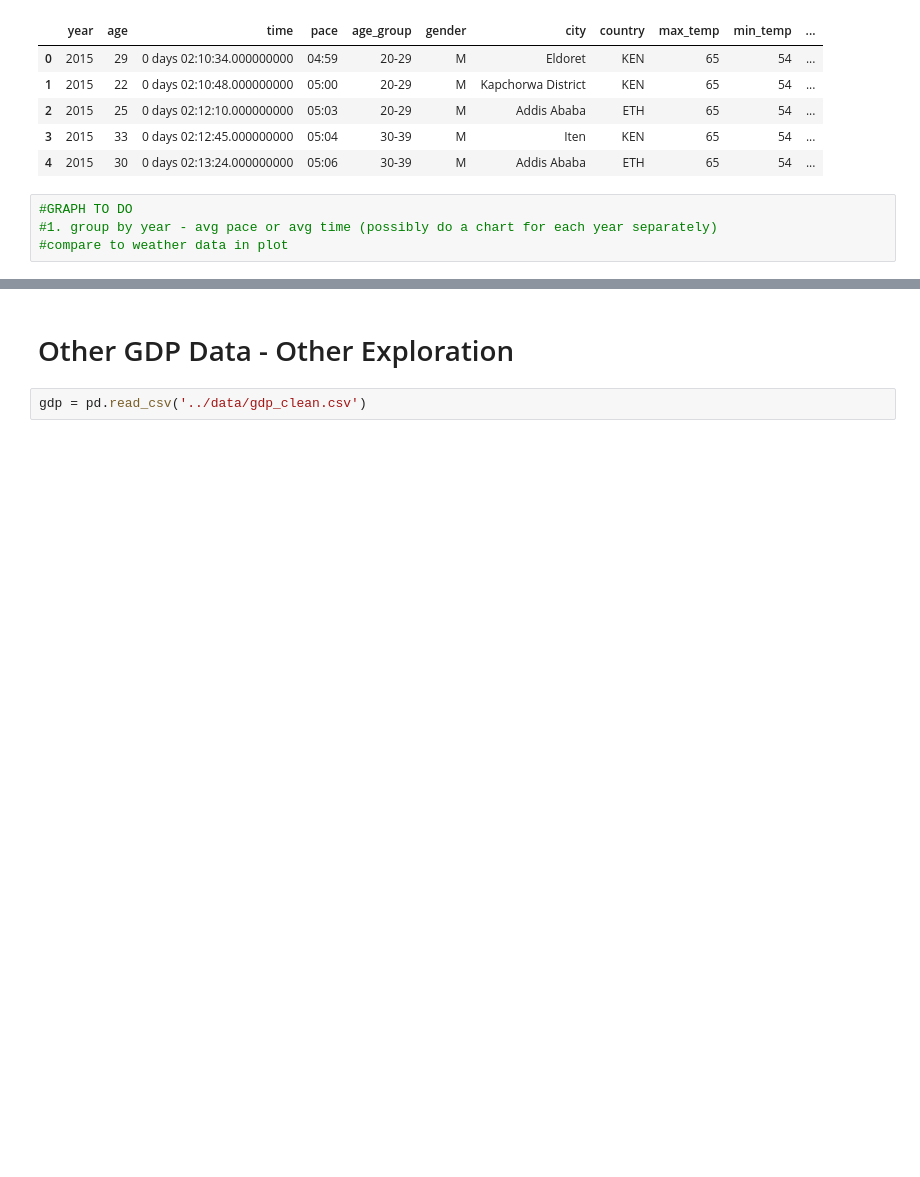
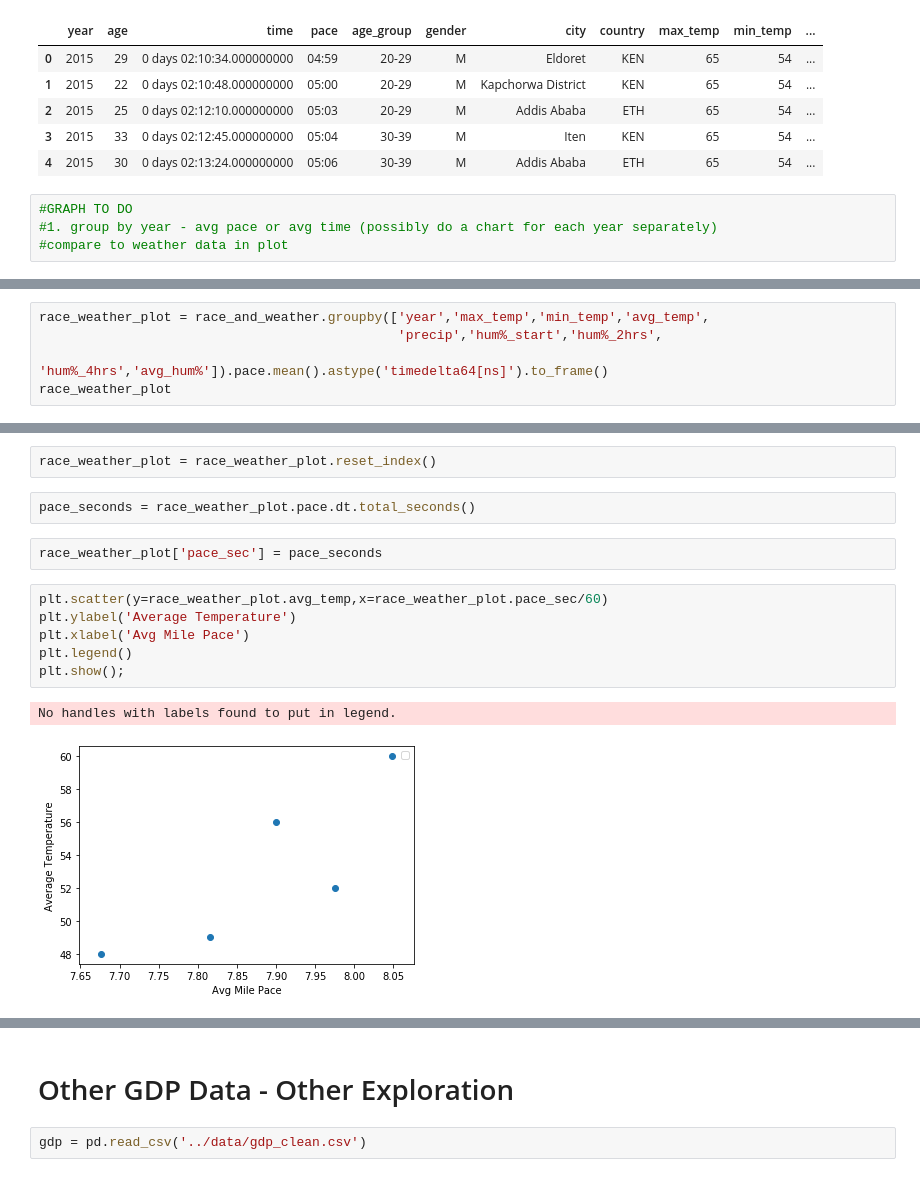
Before and after one commit to nmuldowney/nyc-marathon-capstone, a Jupyter notebook: notebooks/nyc_weather_and_gdp_eda.ipynb, the cells around one changed output, grey strips where cells are left out. Saved outputs shown, nothing was run; the diff lists cells and outputs as text; blank space fills up the shorter version.

Commit message:
avg temp and avg humidity scatter plots

```diff
--- a/notebooks/nyc_weather_and_gdp_eda.ipynb
+++ b/notebooks/nyc_weather_and_gdp_eda.ipynb
@@ -389,0 +406,5 @@ race_and_weather.head()
+# %%
+race_weather_plot = race_and_weather.groupby(['year','max_temp','min_temp','avg_temp',
+                                              'precip','hum%_start','hum%_2hrs',
+                                              'hum%_4hrs','avg_hum%']).pace.mean().astype('timedelta64[ns]').to_frame()
+race_weather_plot
@@ -389,0 +419,15 @@ race_and_weather.head()
+# %%
+race_weather_plot = race_weather_plot.reset_index()
+# %%
+pace_seconds = race_weather_plot.pace.dt.total_seconds()
+# %%
+race_weather_plot['pace_sec'] = pace_seconds
+# %%
+plt.scatter(y=race_weather_plot.avg_temp,x=race_weather_plot.pace_sec/60)
+plt.ylabel('Average Temperature')
+plt.xlabel('Avg Mile Pace')
+plt.legend()
+plt.show();
+# %% [output]
+No handles with labels found to put in legend.
+[figure, added]
```
Also changed, not shown: parts of 6 cells of this notebook.
